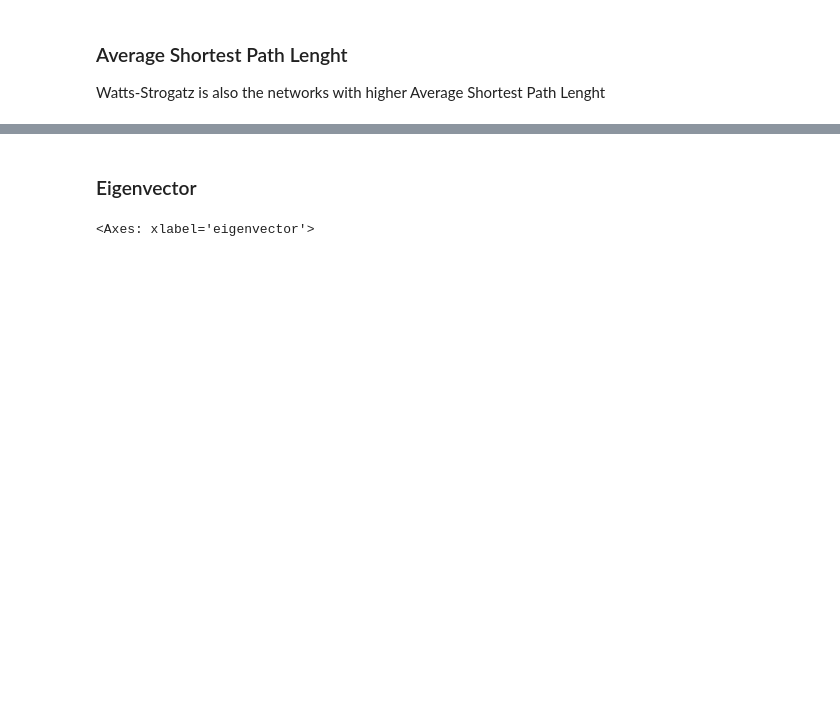
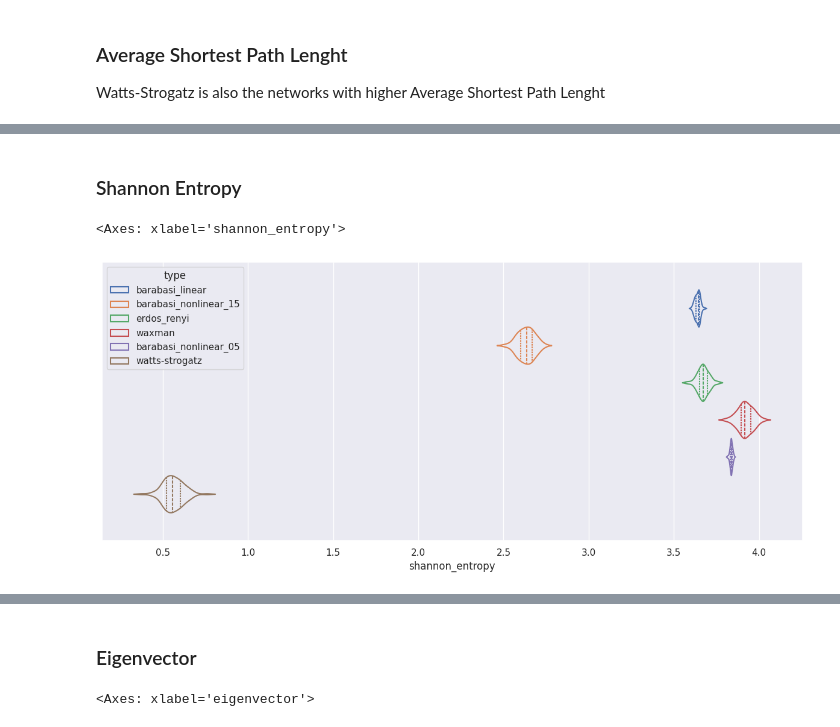
Before and after one commit to vitorfrois/SznajdNetworks, a Jupyter notebook: src/EDA.ipynb, the cells around one changed output, grey strips where cells are left out. Drawn from its saved outputs; the diff is of its cells as text; code cells hidden in the pictures; blank space fills up the shorter version.

```diff
--- a/src/EDA.ipynb
+++ b/src/EDA.ipynb
@@ -177,0 +178,13 @@ sns.violinplot(
+# %% [markdown]
+### Shannon Entropy
+# %%
+sns.violinplot(
+    data=measures_df,
+    x="shannon_entropy",
+    hue="type",
+    inner='quart',
+    fill=False,
+)
+# %% [output]
+<Axes: xlabel='shannon_entropy'>
+[figure, added]
```
Also changed, not shown: parts of 15 cells of this notebook, 1 other file.
